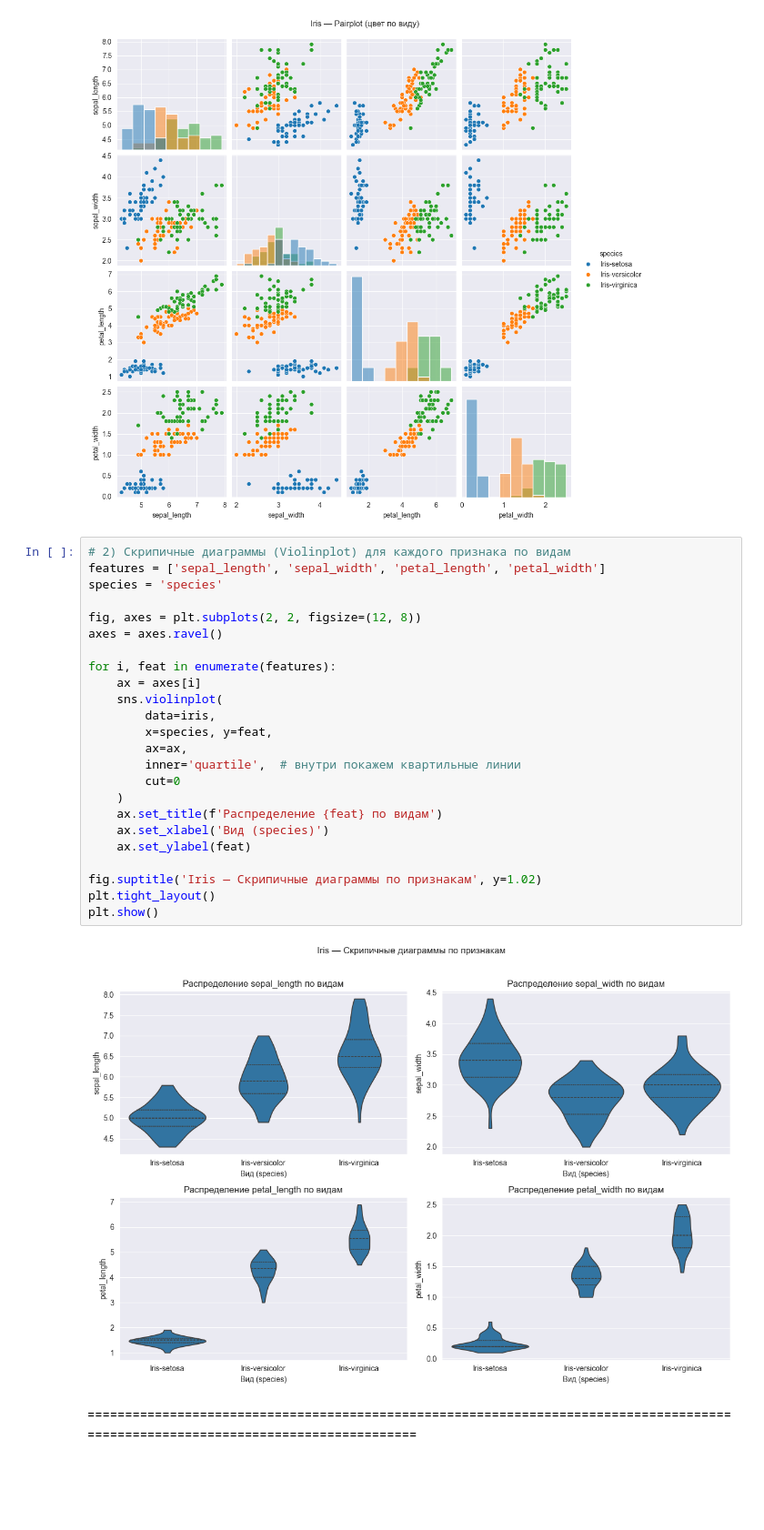
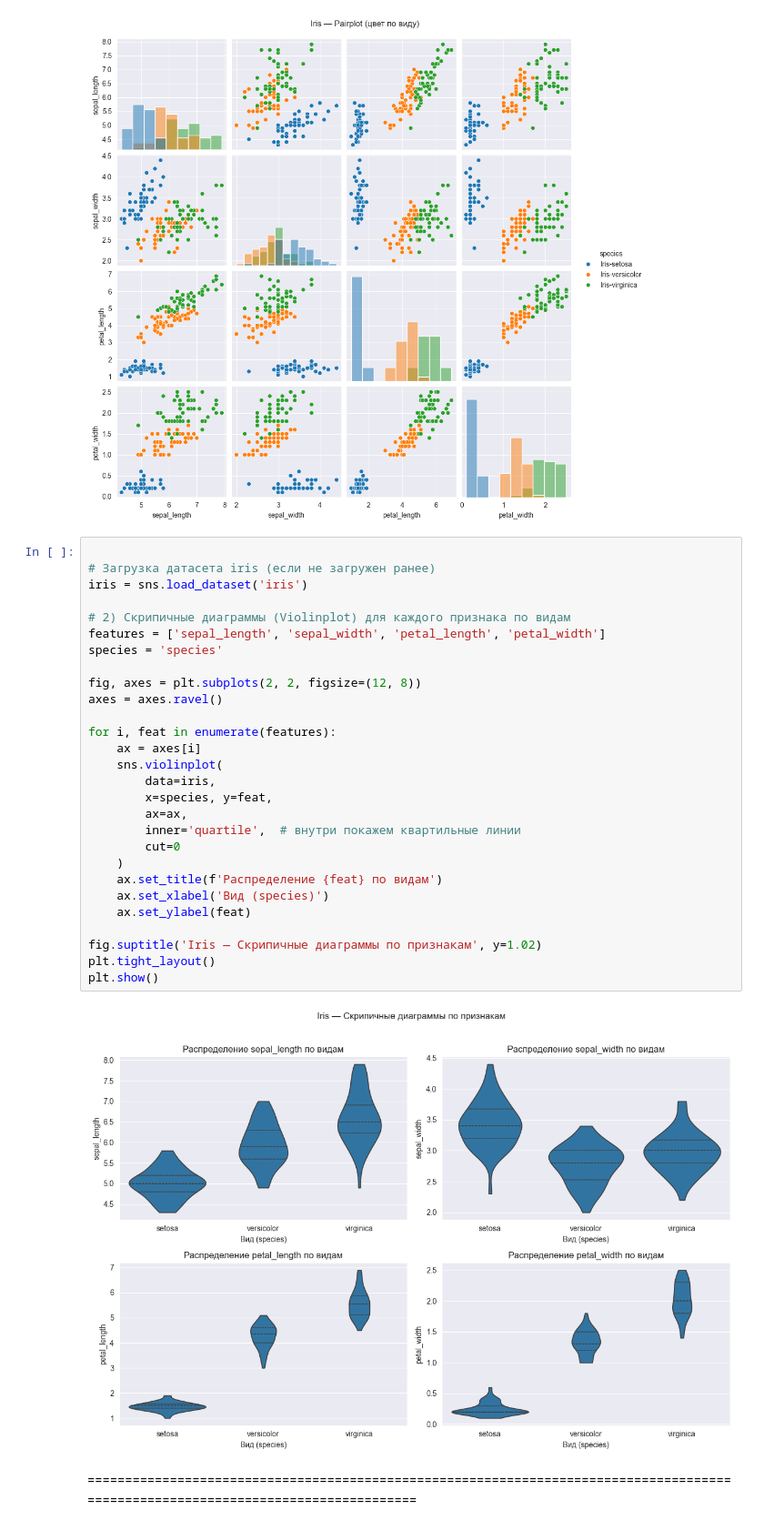
Before and after one commit to b4lk4r/YPP, a Jupyter notebook: laba_2/sample.ipynb, the cells around one changed output. Shown: that part at 91% size. Saved outputs shown, nothing was run; the diff lists cells and outputs as text; blank space fills up the shorter version.

```diff
--- a/laba_2/sample.ipynb
+++ b/laba_2/sample.ipynb
@@ -159,30 +159,34 @@ plt.show()
 # %% [output]
 [figure]
 # %%
+
+# Загрузка датасета iris (если не загружен ранее)
+iris = sns.load_dataset('iris')
+
 # 2) Скрипичные диаграммы (Violinplot) для каждого признака по видам
 features = ['sepal_length', 'sepal_width', 'petal_length', 'petal_width']
 species = 'species'
 
 fig, axes = plt.subplots(2, 2, figsize=(12, 8))
 axes = axes.ravel()
 
 for i, feat in enumerate(features):
     ax = axes[i]
     sns.violinplot(
         data=iris,
         x=species, y=feat,
         ax=ax,
         inner='quartile',  # внутри покажем квартильные линии
         cut=0
     )
     ax.set_title(f'Распределение {feat} по видам')
     ax.set_xlabel('Вид (species)')
     ax.set_ylabel(feat)
 
 fig.suptitle('Iris — Скрипичные диаграммы по признакам', y=1.02)
 plt.tight_layout()
 plt.show()
 # %% [output]
-[figure, old version]
+[figure, new version]
 # %% [markdown]
 ==================================================================================================================================
```
Also changed, not shown: parts of 7 cells of this notebook.
